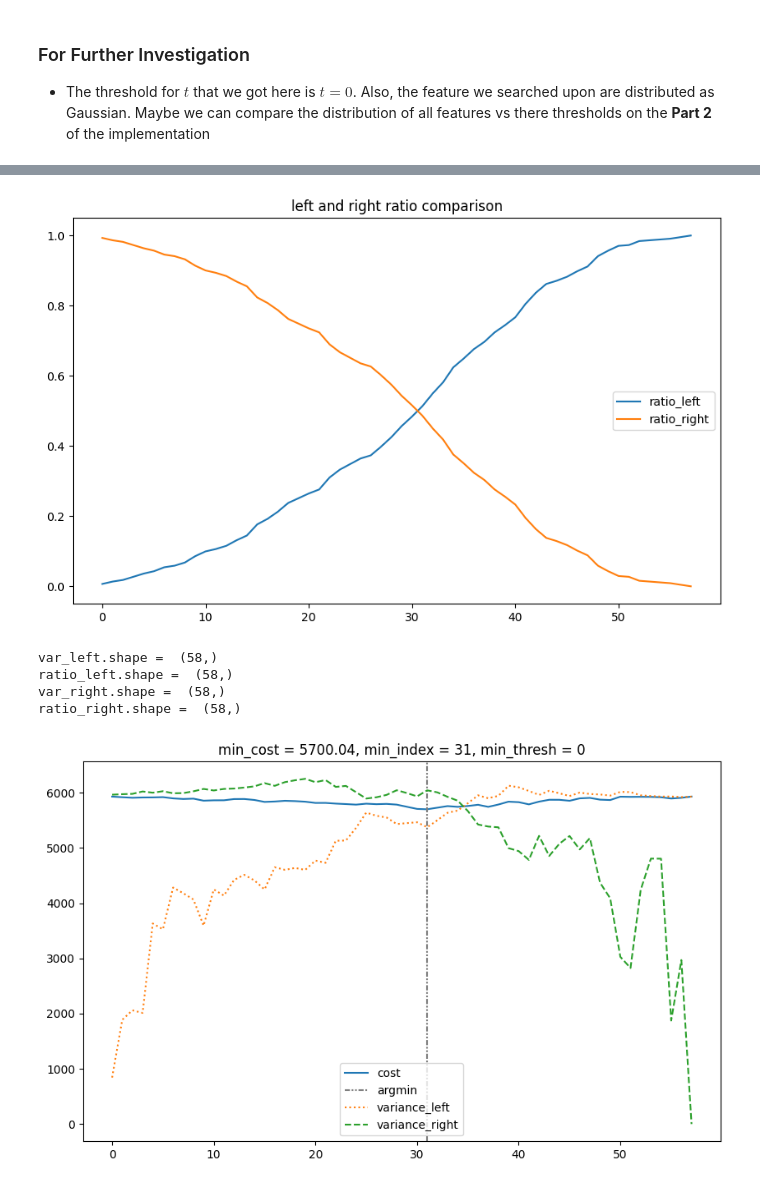
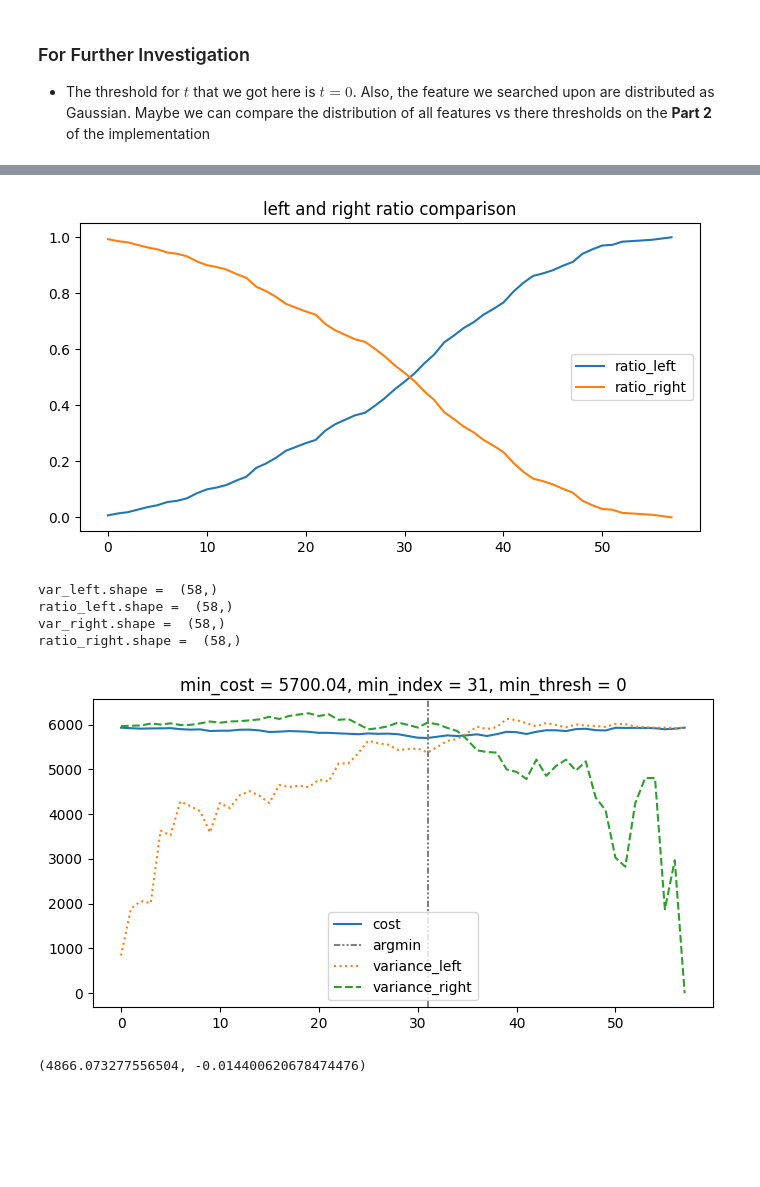
Before and after one commit to jumzzz/prob-ml, a Jupyter notebook: ch18/decision_trees/implementation/01-impl-min-threshold.ipynb, the cells around one changed output, grey strips where cells are left out. Drawn from its saved outputs; the diff is of its cells as text; code cells hidden in the pictures; blank space fills up the shorter version.

```diff
--- a/ch18/decision_trees/implementation/01-impl-min-threshold.ipynb
+++ b/ch18/decision_trees/implementation/01-impl-min-threshold.ipynb
@@ -31,7 +39,6 @@ plt.show()
 # %%
 thresh = np.unique(X[:,0])
 
-plt_figsize = (10,6)
 plt.figure(figsize=plt_figsize)
 plt.hist(X[:,0].reshape(-1), bins=100)
 plt.title('Histograms of thresholds')
@@ -57,52 +64,44 @@ left_samples_mean = np.where(n_samples_left == 0, 0, left_samples_sum / n_sample
 right_samples_mean = np.where(n_samples_right == 0, 0, right_samples_sum / n_samples_right)
 
 # Plot for left
-plt_figsize = (10,6)
 plt.figure(figsize=plt_figsize)
 plt.imshow(is_left_sampler.T)
 plt.title(f'is_left_sampler {is_left_sampler.shape}')
 plt.show()
 
-plt_figsize = (10,6)
 plt.figure(figsize=plt_figsize)
 plt.imshow(left_sampled.T)
 plt.title(f'left_sampled {left_sampled.shape}')
 plt.show()
 
-plt_figsize = (10,6)
 plt.figure(figsize=plt_figsize)
 plt.plot(np.arange(n_samples_left.shape[0]), n_samples_left)
 plt.axhline(np.max(n_samples_left), linestyle='dotted')
 plt.title(f'n_left {n_samples_left.shape}, min = {np.min(n_samples_left)}, max = {np.max(n_samples_left)}')
 plt.show()
 
-plt_figsize = (10,6)
 plt.figure(figsize=plt_figsize)
 plt.plot(np.arange(left_samples_sum.shape[0]), left_samples_sum)
 plt.title(f'left_samples_sum {left_samples_sum.shape}, min = {np.min(left_samples_sum)}, max = {np.max(left_samples_sum)}')
 plt.show()
 
 # Plot for right
-plt_figsize = (10,6)
 plt.figure(figsize=plt_figsize)
 plt.imshow(is_right_sampler.T)
 plt.title(f'is_right_sampler {is_right_sampler.shape}')
 plt.show()
 
-plt_figsize = (10,6)
 plt.figure(figsize=plt_figsize)
 plt.imshow(right_sampled.T)
 plt.title(f'right_sampled {right_sampled.shape}')
 plt.show()
 
-plt_figsize = (10,6)
 plt.figure(figsize=plt_figsize)
 plt.plot(np.arange(n_samples_right.shape[0]), n_samples_right)
 plt.axhline(np.max(n_samples_right), linestyle='dotted')
 plt.title(f'n_samples_right {n_samples_right.shape}, min = {np.min(n_samples_right)}, max = {np.max(n_samples_right)}')
 plt.show()
 
-plt_figsize = (10,6)
 plt.figure(figsize=plt_figsize)
 plt.plot(np.arange(right_samples_sum.shape[0]), right_samples_sum)
 plt.title(f'right_samples_sum {right_samples_sum.shape}, min = {np.min(right_samples_sum)}, max = {np.max(right_samples_sum)}')
@@ -134,8 +133,6 @@ min_var_right = np.min(var_right)
 min_var_left = round(float(min_var_left), 2)
 min_var_right = round(float(min_var_right), 2)
 
-
-plt_figsize = (10,6)
 plt.figure(figsize=plt_figsize)
 plt.plot(np.arange(var_left.shape[0]), var_left, color='blue', label='variance_left')
 plt.plot(np.arange(var_right.shape[0]), var_right, color='red', label='variance_right')
@@ -151,7 +148,6 @@ assert total_samples == right_sampled.shape[0], 'wrong total samples'
 ratio_left = n_samples_left / total_samples
 ratio_right = n_samples_right / total_samples
 
-plt_figsize = (10,6)
 plt.figure(figsize=plt_figsize)
 plt.plot(np.arange(ratio_left.shape[0]), ratio_left, label='ratio_left')
 plt.plot(np.arange(ratio_right.shape[0]), ratio_right, label='ratio_right')
@@ -159,7 +155,7 @@ plt.legend()
 plt.title('left and right ratio comparison')
 plt.show()
 # %% [output]
-[figure, old version]
+[figure, new version]
 # %%
 print('var_left.shape = ', var_left.shape)
 print('ratio_left.shape = ', ratio_left.shape)
@@ -174,26 +170,24 @@ ratio_right.shape =  (58,)
 # %%
 ### This is what we want to minimize
 thresh_cost = ratio_left * var_left + ratio_right * var_right
 min_index = np.argmin(thresh_cost)
 
 min_cost = np.min(thresh_cost)
 min_cost = float(min_cost)
 min_cost = round(min_cost, 2)
 
 min_thresh = thresh.reshape(-1)[min_index]
 min_thresh = float(min_thresh)
 min_thresh = round(min_thresh)
 
-
-plt_figsize = (10,6)
 plt.figure(figsize=plt_figsize)
 plt.plot(np.arange(thresh_cost.shape[0]), thresh_cost, label='cost')
 plt.axvline(min_index, color='gray', label='argmin', linestyle=(0, (3, 1, 1, 1, 1, 1)))
 plt.plot(np.arange(var_left.shape[0]), var_left, label='variance_left', linestyle='dotted')
 plt.plot(np.arange(var_right.shape[0]), var_right, label='variance_right', linestyle='dashed')
 plt.legend()
 plt.title(f'min_cost = {min_cost}, min_index = {min_index}, min_thresh = {min_thresh}')
 plt.show()
 # %% [output]
-[figure, old version]
+[figure, new version]
 # %%
@@ -238,3 +232,7 @@ def find_min_thresh(X, feat_index):
     min_thresh = thresh.reshape(-1)[min_index]
 
     return min_cost, min_thresh
+# %%
+split_by_min_thresh(X, 7)
+# %% [output]
+(4866.073277556504, -0.014400620678474476)
```
Also changed, not shown: parts of 6 cells of this notebook.
